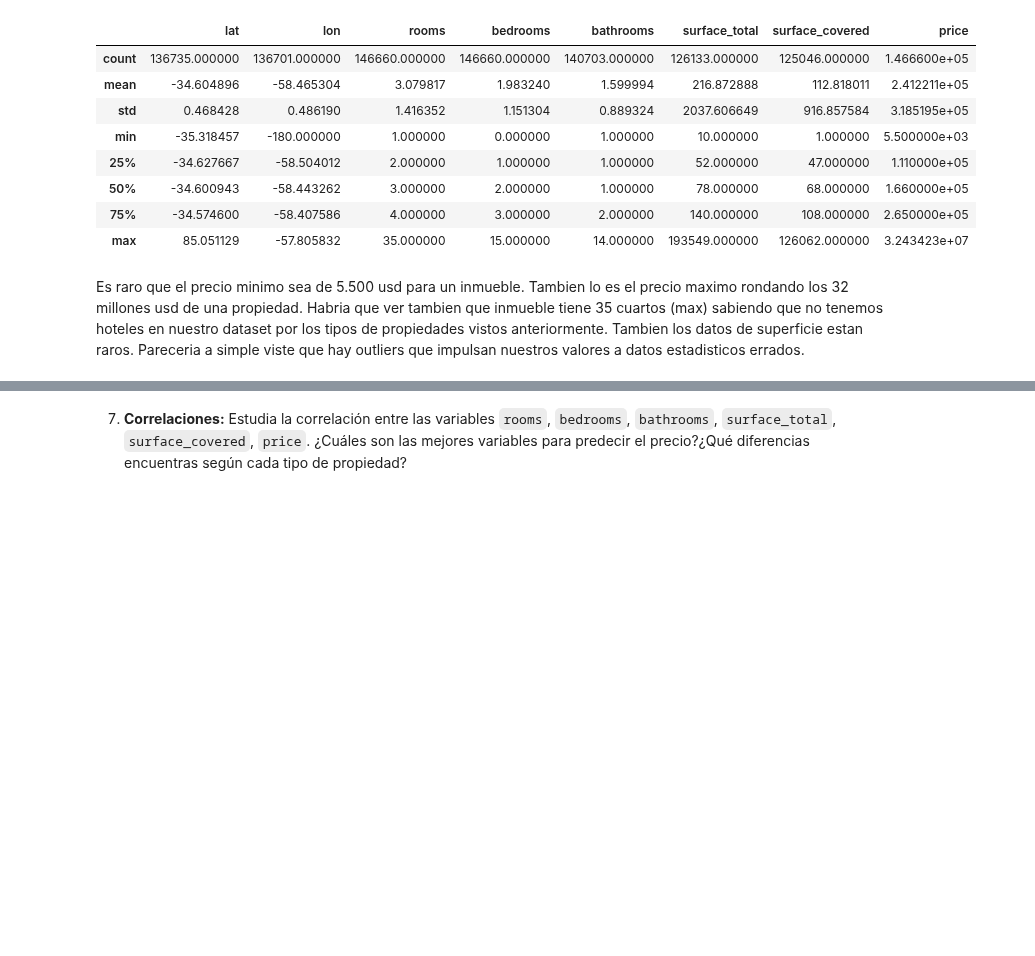
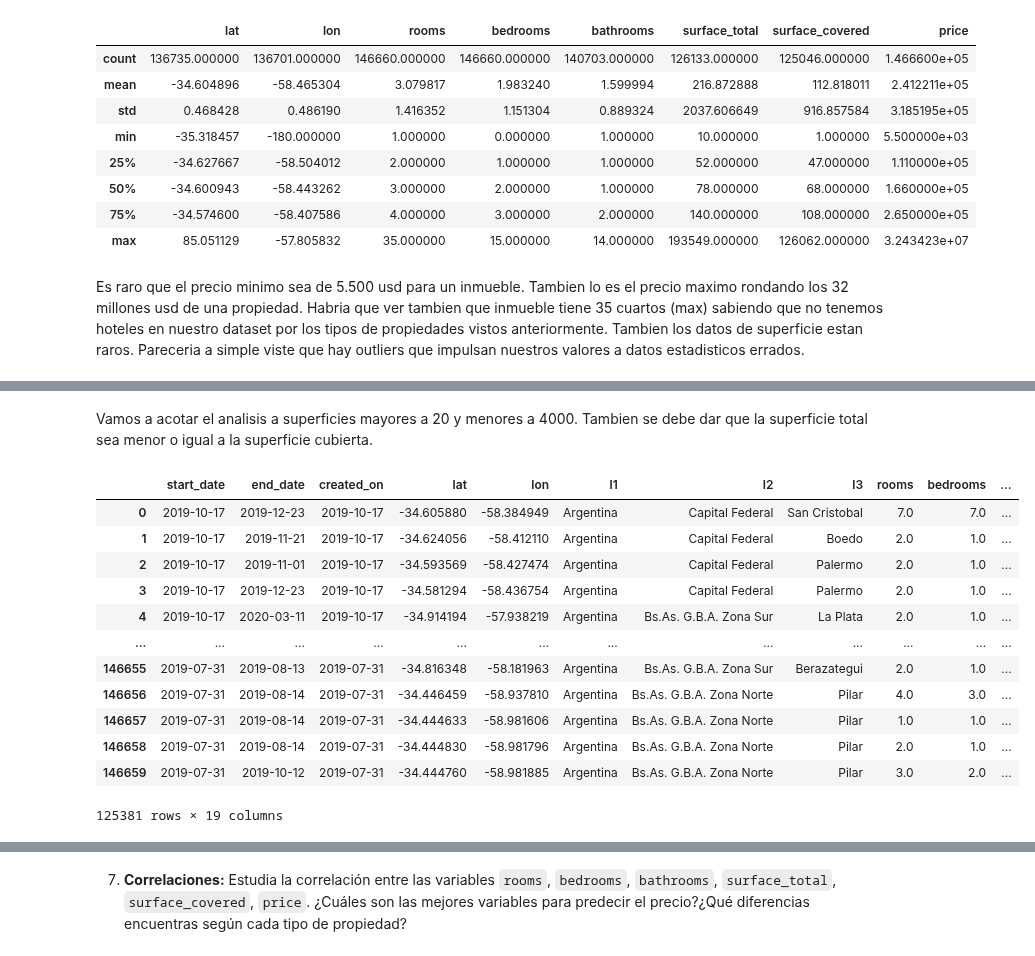
Before and after one commit to ldotto46/01.Proj_Real-State, a Jupyter notebook: DS_Proyecto_01(Rodriguez Luis).ipynb, the cells around one changed output, grey strips where cells are left out. Saved outputs shown, nothing was run; the diff lists cells and outputs as text; code cells hidden in the pictures; blank space fills up the shorter version.

```diff
--- a/DS_Proyecto_01(Rodriguez Luis).ipynb
+++ b/DS_Proyecto_01(Rodriguez Luis).ipynb
@@ -294,0 +309,22 @@ NameError: name 'surface_total' is not defined
+# %% [markdown]
+Vamos a acotar el analisis a superficies mayores a 20 y menores a 4000. Tambien se debe dar que la superficie total sea menor o igual a la superficie cubierta.
+# %%
+#datapd[datapd.price > 4000000]
+#datapd[datapd.surface_total > 0]
+datasup = datapd.surface_total > datapd.surface_covered
+datasup2 = np.logical_and(datapd.surface_total > 20, datapd.surface_total < 4000)
+datapd[datasup2]
+# %% [output]
+|  | start_date | end_date | created_on | lat | lon | l1 | l2 | l3 | rooms | bedrooms | ... |
+| 0 | 2019-10-17 | 2019-12-23 | 2019-10-17 | -34.605880 | -58.384949 | Argentina | Capital Federal | San Cristobal | 7.0 | 7.0 | ... |
+| 1 | 2019-10-17 | 2019-11-21 | 2019-10-17 | -34.624056 | -58.412110 | Argentina | Capital Federal | Boedo | 2.0 | 1.0 | ... |
+| 2 | 2019-10-17 | 2019-11-01 | 2019-10-17 | -34.593569 | -58.427474 | Argentina | Capital Federal | Palermo | 2.0 | 1.0 | ... |
+| 3 | 2019-10-17 | 2019-12-23 | 2019-10-17 | -34.581294 | -58.436754 | Argentina | Capital Federal | Palermo | 2.0 | 1.0 | ... |
+| 4 | 2019-10-17 | 2020-03-11 | 2019-10-17 | -34.914194 | -57.938219 | Argentina | Bs.As. G.B.A. Zona Sur | La Plata | 2.0 | 1.0 | ... |
+| ... | ... | ... | ... | ... | ... | ... | ... | ... | ... | ... | ... |
+| 146655 | 2019-07-31 | 2019-08-13 | 2019-07-31 | -34.816348 | -58.181963 | Argentina | Bs.As. G.B.A. Zona Sur | Berazategui | 2.0 | 1.0 | ... |
+| 146656 | 2019-07-31 | 2019-08-14 | 2019-07-31 | -34.446459 | -58.937810 | Argentina | Bs.As. G.B.A. Zona Norte | Pilar | 4.0 | 3.0 | ... |
+| 146657 | 2019-07-31 | 2019-08-14 | 2019-07-31 | -34.444633 | -58.981606 | Argentina | Bs.As. G.B.A. Zona Norte | Pilar | 1.0 | 1.0 | ... |
+| 146658 | 2019-07-31 | 2019-08-14 | 2019-07-31 | -34.444830 | -58.981796 | Argentina | Bs.As. G.B.A. Zona Norte | Pilar | 2.0 | 1.0 | ... |
+| 146659 | 2019-07-31 | 2019-10-12 | 2019-07-31 | -34.444760 | -58.981885 | Argentina | Bs.As. G.B.A. Zona Norte | Pilar | 3.0 | 2.0 | ... |
+125381 rows × 19 columns
```
Also changed, not shown: parts of 14 cells of this notebook.
